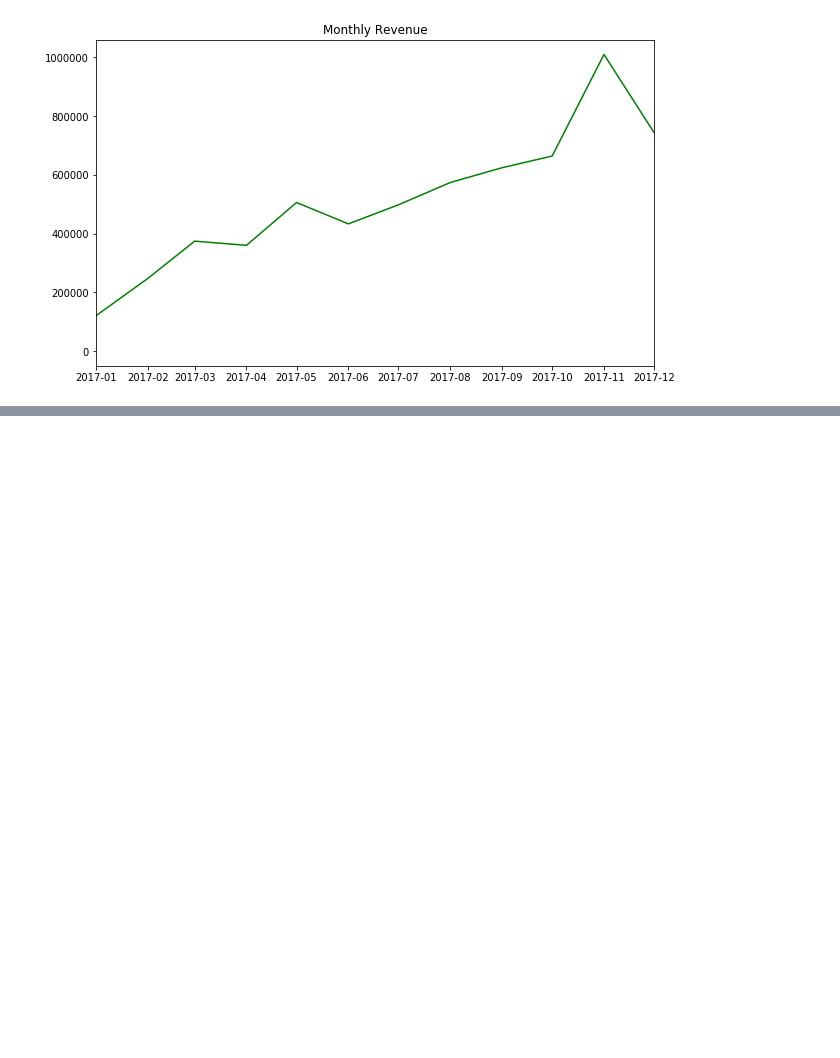
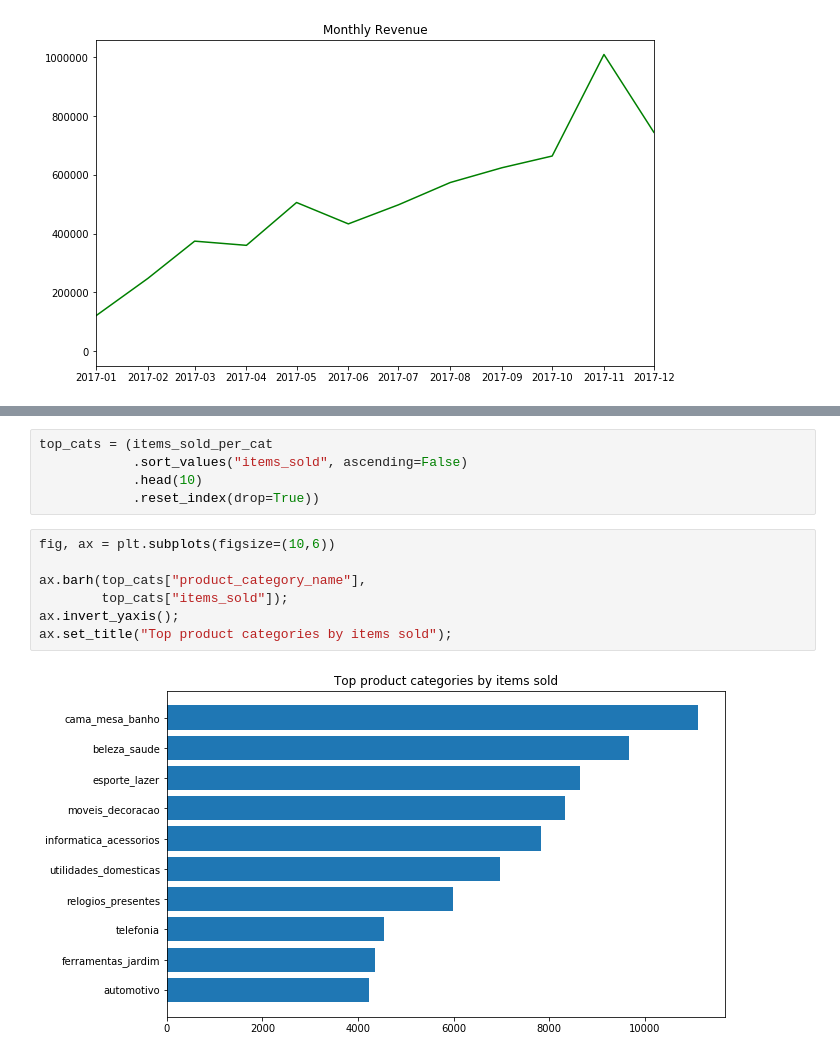
Before and after one commit to ironhack-datalabs/data-ber-06-20, a Jupyter notebook: Notes/module-1/week-2/11_matplotlib-intro.ipynb, the cells around one changed output, grey strips where cells are left out. Drawn from its saved outputs; the diff is of its cells as text; blank space fills up the shorter version.

```diff
--- a/Notes/module-1/week-2/11_matplotlib-intro.ipynb
+++ b/Notes/module-1/week-2/11_matplotlib-intro.ipynb
@@ -202,0 +255,14 @@ ax.set_xlim((pd.to_datetime("2017-01-01"), pd.to_datetime("2017-12-01")));
+# %%
+top_cats = (items_sold_per_cat
+            .sort_values("items_sold", ascending=False)
+            .head(10)
+            .reset_index(drop=True))
+# %%
+fig, ax = plt.subplots(figsize=(10,6))
+
+ax.barh(top_cats["product_category_name"],
+        top_cats["items_sold"]);
+ax.invert_yaxis();
+ax.set_title("Top product categories by items sold");
+# %% [output]
+[figure, added]
```
Also changed, not shown: parts of 33 cells of this notebook.
